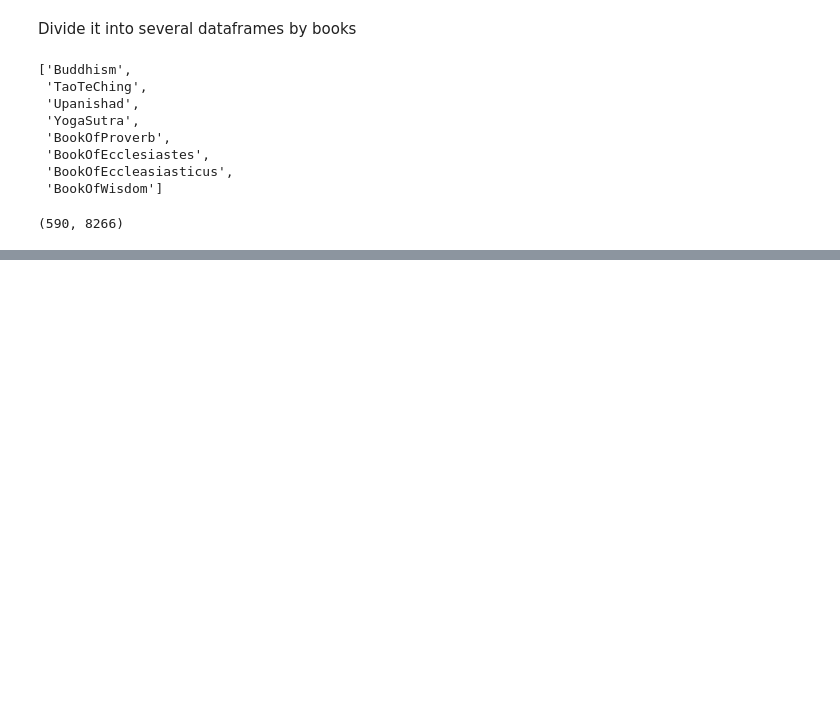
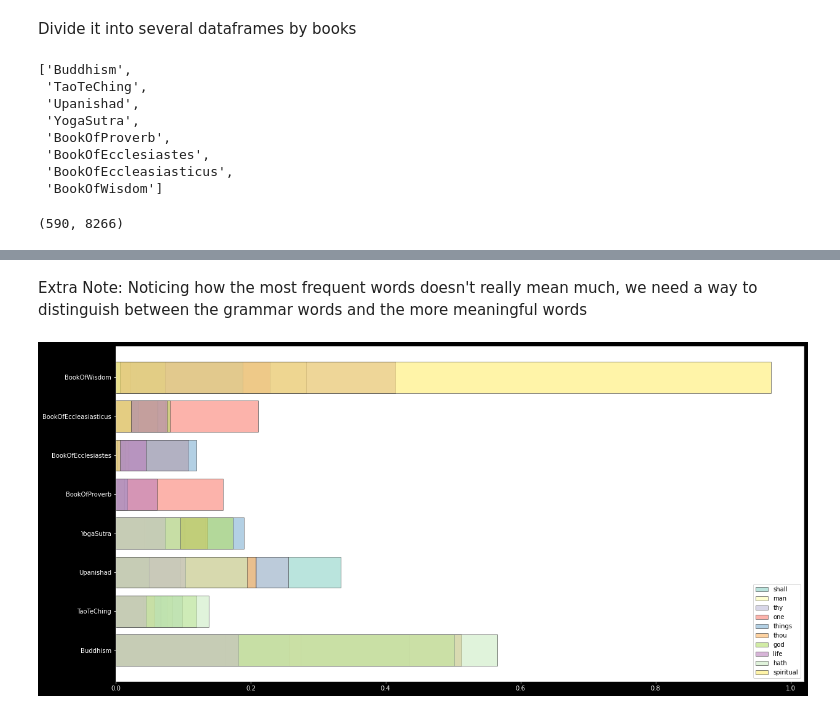
Before and after one commit to Barry0121/Religious-Text-Analysis-NLP, a Jupyter notebook: Beginner Track/barry.ipynb, the cells around one changed output, grey strips where cells are left out. Drawn from its saved outputs; the diff is of its cells as text; code cells hidden in the pictures; blank space fills up the shorter version.

```diff
--- a/Beginner Track/barry.ipynb
+++ b/Beginner Track/barry.ipynb
@@ -38,0 +93,15 @@ train.shape
+# %%
+# general word count, not really indicative
+group_by_books = train.groupby('book').sum()
+
+top_words = group_by_books.sum(axis=0)[group_by_books.sum(axis=0)!=0].sort_values(ascending=False)[:10].index
+# %% [markdown]
+Extra Note: Noticing how the most frequent words doesn't really mean much, we need a way to distinguish between the grammar words and the more meaningful words
+# %%
+# check their skewness to see which metric is better
+for word in top_words:
+    plt.barh(y = book_names, width = group_by_books[word]/group_by_books[word].sum(), alpha=0.6, label=word, edgecolor=".2")
+plt.legend(loc='lower right')
+plt.show()
+# %% [output]
+[figure, added]
```
Also changed, not shown: parts of 16 cells of this notebook.
